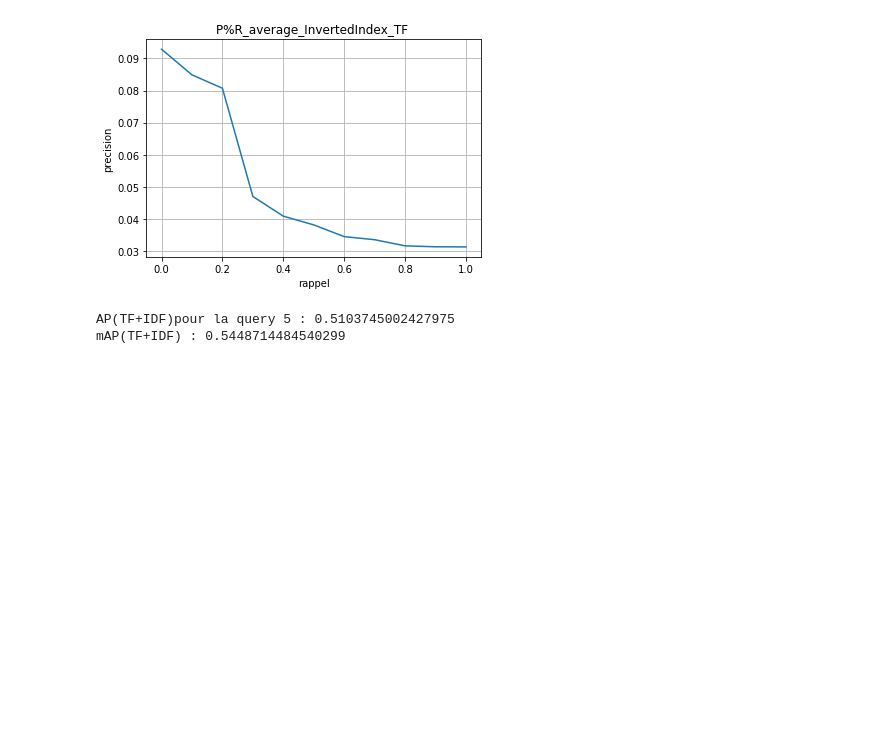
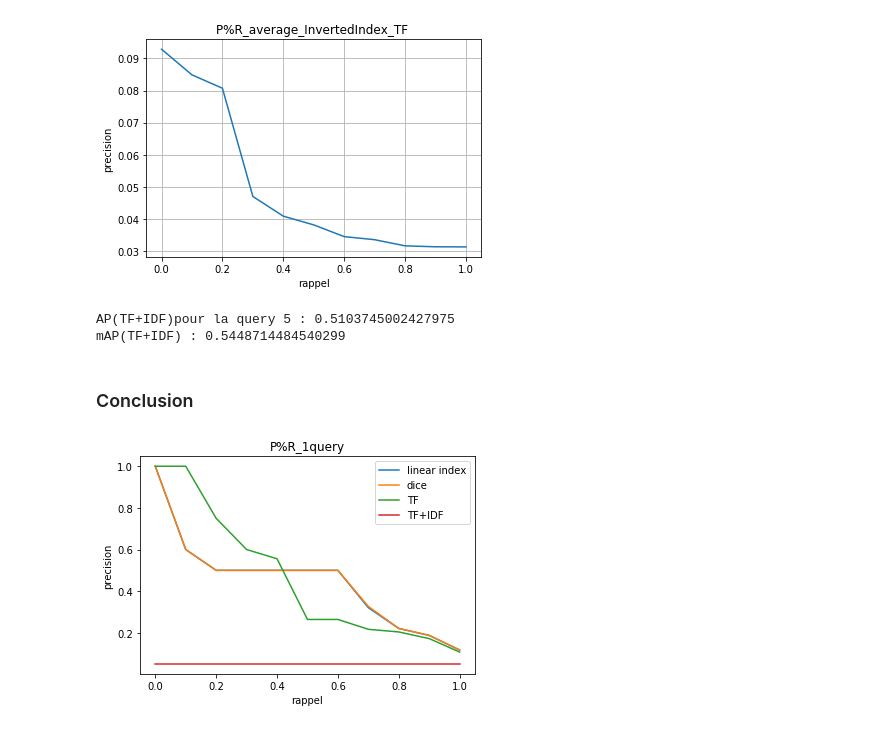
Before and after one commit to Xylean/ir_text, a Jupyter notebook: ir_text_notebook.ipynb, the cells around one changed output. Cells and saved outputs as stored; diff of their text form; code cells hidden in the pictures; blank space fills up the shorter version.

Commit message:
Add conclusion

```diff
--- a/ir_text_notebook.ipynb
+++ b/ir_text_notebook.ipynb
@@ -387,3 +387,30 @@ print("mAP(TF+IDF) :",inverted_evaluator_TF.evaluate_map())
 # %% [output]
 AP(TF+IDF)pour la query 5 : 0.5103745002427975
 mAP(TF+IDF) : 0.5448714484540299
+# %% [markdown]
+### Conclusion
+# %%
+
+x = np.linspace(0, 2, 100)
+courbePR = inverted_evaluator_TF.evaluate_query_pr_points(query_id)
+r =[]
+p =[]
+for (recall, precision) in courbePR:
+    r.append(recall)
+    p.append(precision)
+
+plt.plot(r_linear_1query, p_linear_1query, label='linear index')
+plt.plot(r_dice_1query, p_dice_1query, label='dice')
+plt.plot(r_TF_1query, p_TF_1query, label='TF')
+plt.plot(r_TFIDF_1query, p_TFIDF_1query, label='TF+IDF')
+
+plt.xlabel('rappel')
+plt.ylabel('precision')
+
+plt.title("P%R_1query")
+
+plt.legend()
+
+plt.show()
+# %% [output]
+[figure, added]
```
Also changed, not shown: parts of 1 cell of this notebook.
